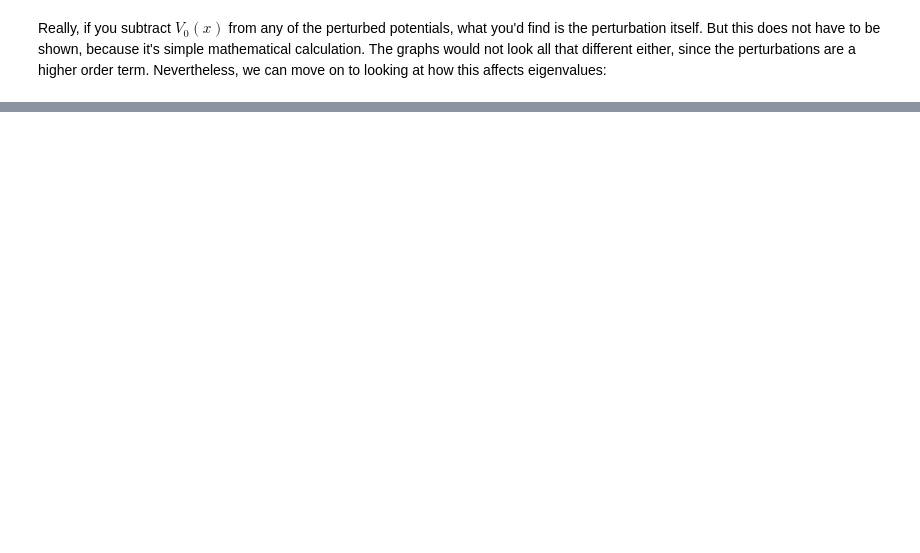
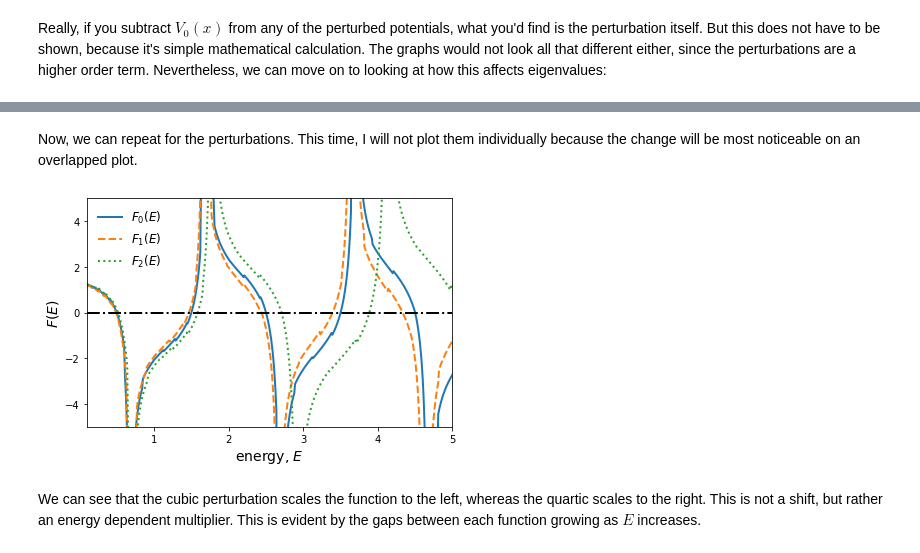
Before and after one commit to ubsuny/homework-2-pi-zero-w, a Jupyter notebook: Problem1.ipynb, the cells around one changed output, grey strips where cells are left out. Cells and saved outputs as stored; diff of their text form; code cells hidden in the pictures; blank space fills up the shorter version.

```diff
--- a/Problem1.ipynb
+++ b/Problem1.ipynb
@@ -244,0 +319,25 @@ Really, if you subtract $V_0(x)$ from any of the perturbed potentials, what you'
+# %% [markdown]
+Now, we can repeat for the perturbations.  This time, I will not plot them individually because the change will be most noticeable on an overlapped plot.
+# %%
+fig, ax = plt.subplots(1, 1)
+
+ax.plot(E, qho_F, lw = 2, label = r'$F_0(E)$')
+ax.plot(E, cubic_F, lw = 2, ls = '--', label = r'$F_1(E)$')
+ax.plot(E, quartic_F, lw = 2, ls = ':', label = r'$F_2(E)$')
+
+
+ax.axhline(0, lw = 2, ls = 'dashdot', c = 'k')
+
+ax.set_xlim(qho_E[0], qho_E[-1])
+ax.set_ylim(-5, 5)
+
+ax.set_ylabel('$F(E)$', fontsize = 14)
+ax.set_xlabel('energy, $E$', fontsize = 14)
+
+ax.legend(loc = 'upper left', fontsize = 12, frameon = False)
+
+fig.tight_layout()
+# %% [output]
+[figure, added]
+# %% [markdown]
+We can see that the cubic perturbation scales the function to the left, whereas the quartic scales to the right.  This is not a shift, but rather an energy dependent multiplier.  This is evident by the gaps between each function growing as $E$ increases.
```
Also changed, not shown: parts of 19 cells of this notebook.
